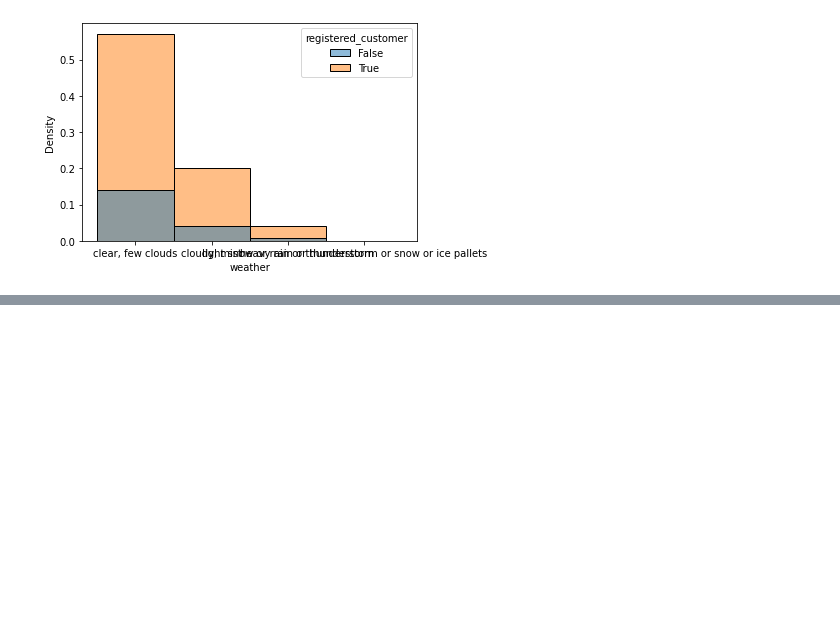
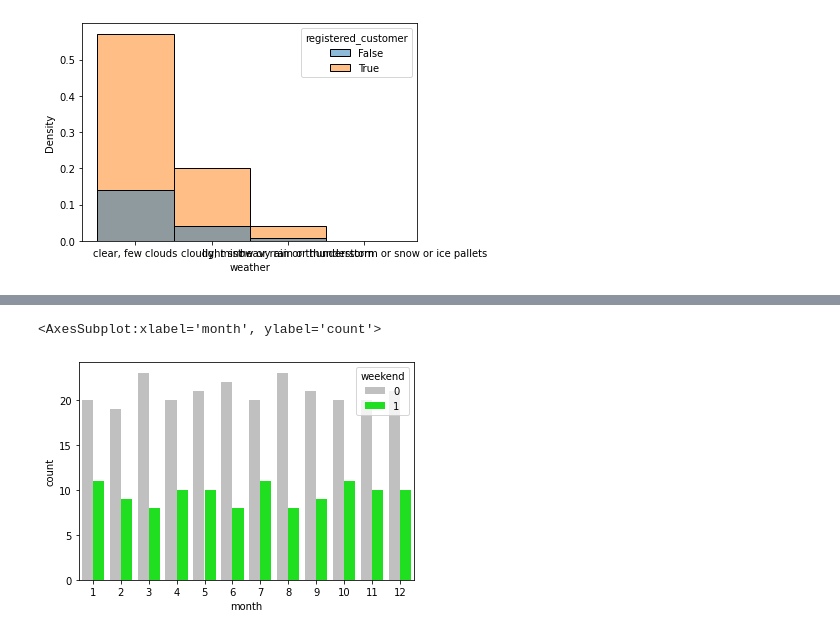
Before and after one commit to fpcqqw/escooter, a Jupyter notebook: eScooter_Torben.ipynb, the cells around one changed output, grey strips where cells are left out. Drawn from its saved outputs; the diff is of its cells as text; code cells hidden in the pictures; blank space fills up the shorter version.

Commit message:
Graphen für Lena

```diff
--- a/eScooter_Torben.ipynb
+++ b/eScooter_Torben.ipynb
@@ -279,0 +291,5 @@ sns.histplot(data=raw, x='weather', hue='registered_customer',stat='density',bin
+# %%
+raw['weekend'] = raw.workingday
+raw.weekend.replace([0,1],[1,0],inplace=True)
+# %%
+raw['test'] = raw.workingday + raw.weekend
@@ -279,0 +300,5 @@ sns.histplot(data=raw, x='weather', hue='registered_customer',stat='density',bin
+# %%
+Sparetime =raw.groupby(['year','month','day'],as_index=False).agg({'holiday':pd.Series.mode,
+                                                                   'weekend':pd.Series.mode,
+                                                                   'workingday':pd.Series.mode
+                                                                  })
@@ -279,0 +321,5 @@ sns.histplot(data=raw, x='weather', hue='registered_customer',stat='density',bin
+# %%
+sns.countplot(data=Sparetime[Sparetime.year == 2019], x='month', hue='weekend', palette={False:'silver',True:'lime'})
+# %% [output]
+<AxesSubplot:xlabel='month', ylabel='count'>
+[figure, added]
```
Also changed, not shown: parts of 12 cells of this notebook.
